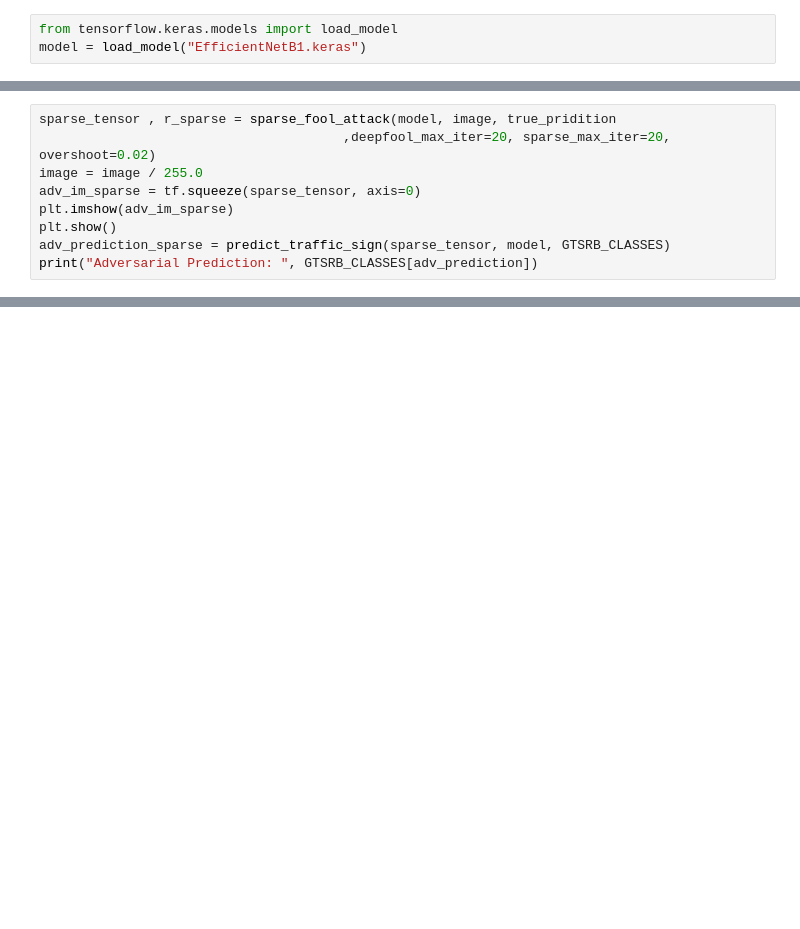
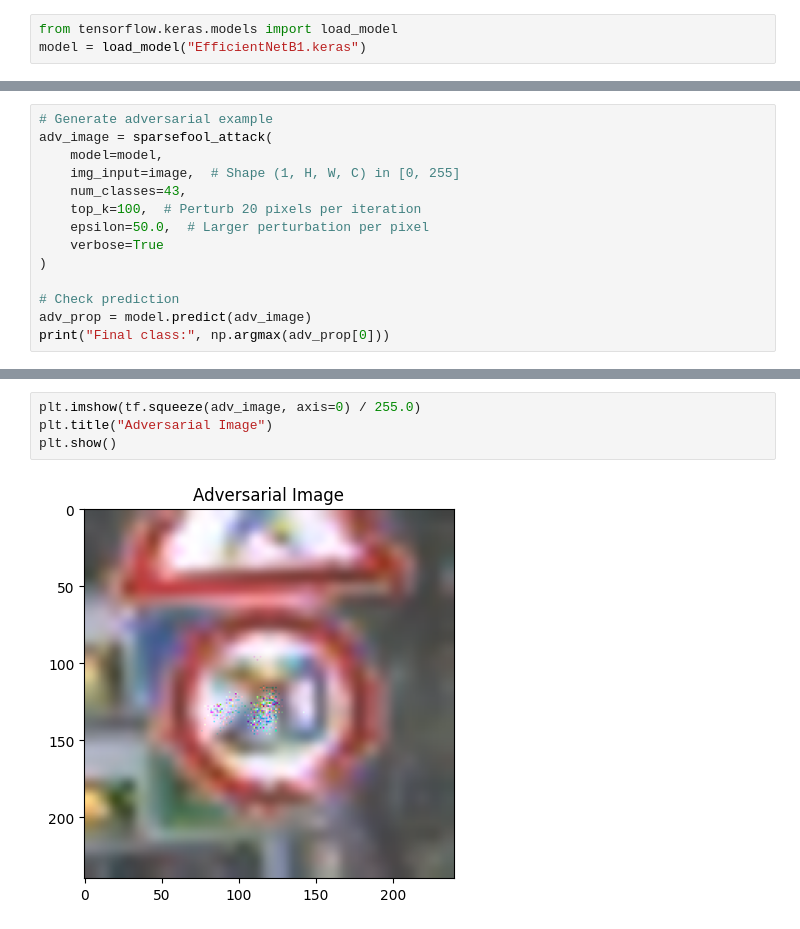
Before and after one commit to Adversarial-Attacks-on-Deeplearning/EfficientNet, a Jupyter notebook: deep_fool_and_sparse_fool.ipynb, the cells around one changed output, grey strips where cells are left out. Drawn from its saved outputs; the diff is of its cells as text; blank space fills up the shorter version.

```diff
--- a/deep_fool_and_sparse_fool.ipynb
+++ b/deep_fool_and_sparse_fool.ipynb
@@ -200,9 +171,0 @@ from sparsefool import sparse_fool_attack
-# %%
-sparse_tensor , r_sparse = sparse_fool_attack(model, image, true_pridition
-                                       ,deepfool_max_iter=20, sparse_max_iter=20, overshoot=0.02)
-image = image / 255.0
-adv_im_sparse = tf.squeeze(sparse_tensor, axis=0)
-plt.imshow(adv_im_sparse)
-plt.show()
-adv_prediction_sparse = predict_traffic_sign(sparse_tensor, model, GTSRB_CLASSES)
-print("Adversarial Prediction: ", GTSRB_CLASSES[adv_prediction])
@@ -224,0 +204,14 @@ max r_sparse: 0.00000000
+# %%
+# Generate adversarial example
+adv_image = sparsefool_attack(
+    model=model,
+    img_input=image,  # Shape (1, H, W, C) in [0, 255]
+    num_classes=43,
+    top_k=100,  # Perturb 20 pixels per iteration
+    epsilon=50.0,  # Larger perturbation per pixel
+    verbose=True
+)
+
+# Check prediction
+adv_prop = model.predict(adv_image)
+print("Final class:", np.argmax(adv_prop[0]))
@@ -224,0 +236,6 @@ max r_sparse: 0.00000000
+# %%
+plt.imshow(tf.squeeze(adv_image, axis=0) / 255.0)
+plt.title("Adversarial Image")
+plt.show()
+# %% [output]
+[figure, added]
```
Also changed, not shown: parts of 14 cells of this notebook, 1 other file.
